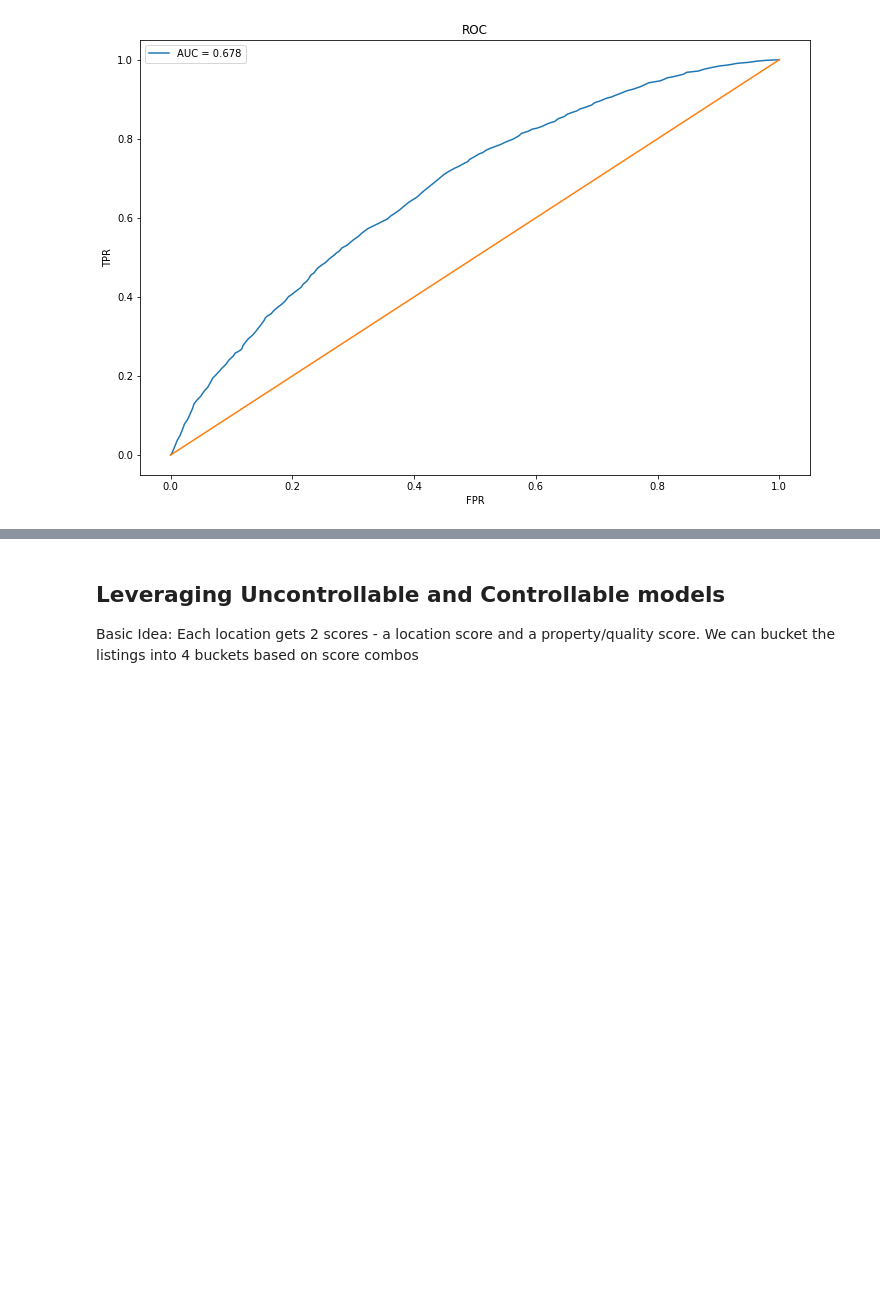
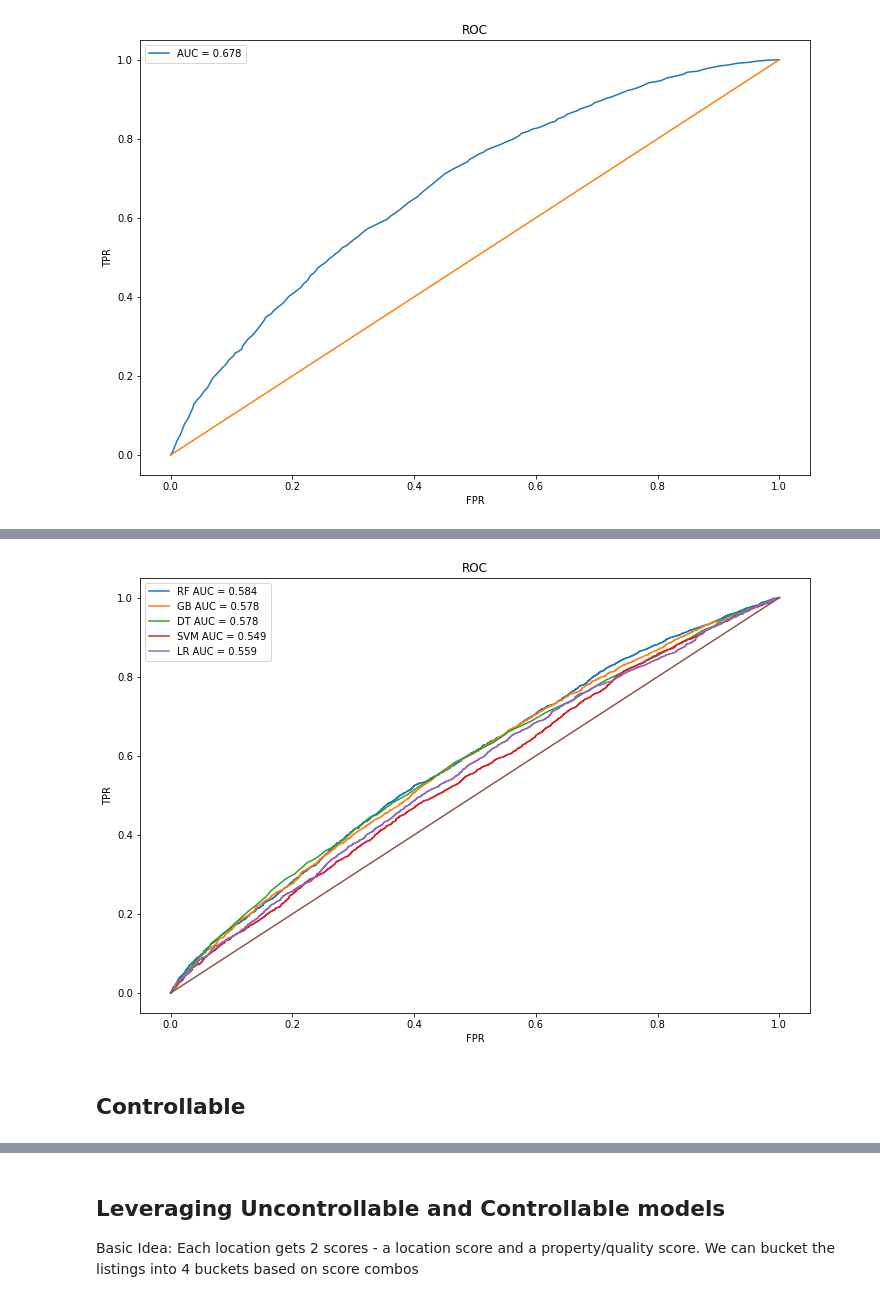
Before and after one commit to audreychu/Airbnb_Optimization, a Jupyter notebook: Decision Tree Tuning.ipynb, the cells around one changed output, grey strips where cells are left out. Saved outputs shown, nothing was run; the diff lists cells and outputs as text; code cells hidden in the pictures; blank space fills up the shorter version.

Commit message:
ultimate bakeoff and decision 9-box

```diff
--- a/Decision Tree Tuning.ipynb
+++ b/Decision Tree Tuning.ipynb
@@ -579,0 +605,5 @@ plt.show()
+# %%
+X = df_all_features[uncontrollable_columns]
+Y = df_all_features['Label']
+
+X_train, X_test, Y_train, Y_test = train_test_split(X, Y, train_size=.80)
@@ -579,0 +613,38 @@ plt.show()
+# %%
+predictions_rf = best_rf_uc.predict_proba(X_test[uncontrollable_columns])[:,1]
+predictions_gb = best_gb_uc.predict_proba(X_test[uncontrollable_columns])[:,1]
+predictions_dt = best_dt_uc.predict_proba(X_test[uncontrollable_columns])[:,1]
+predictions_svm = best_svm_uc.decision_function(X_test[uncontrollable_columns])
+predictions_lr = best_lr_uc.predict_proba(X_test[uncontrollable_columns])[:,1]
+
+predictions = {'RF': predictions_rf, 'GB' : predictions_gb, 'DT' : predictions_dt, 'SVM': predictions_svm, 'LR': predictions_lr}
+# %%
+#Plot ROC curves of the two models
+
+import matplotlib.pyplot as plt
+%matplotlib inline
+from sklearn import linear_model, svm, metrics
+
+
+plt.figure(figsize=(12,8))
+
+for prediction in predictions:
+    fpr, tpr, thresholds = metrics.roc_curve(Y_test, predictions[prediction])
+    auc = metrics.auc(fpr,tpr)
+    label = prediction + " AUC = %.3f"%auc
+    plt.plot(fpr,tpr,label = label)
+
+
+#Plot 45 degree line
+plt.plot([0,1],[0,1])
+
+plt.title('ROC')
+plt.xlabel('FPR')
+plt.ylabel('TPR')
+plt.legend()
+
+plt.show()
+# %% [output]
+[figure, added]
+# %% [markdown]
+## Controllable
```
Also changed, not shown: parts of 25 cells of this notebook.
